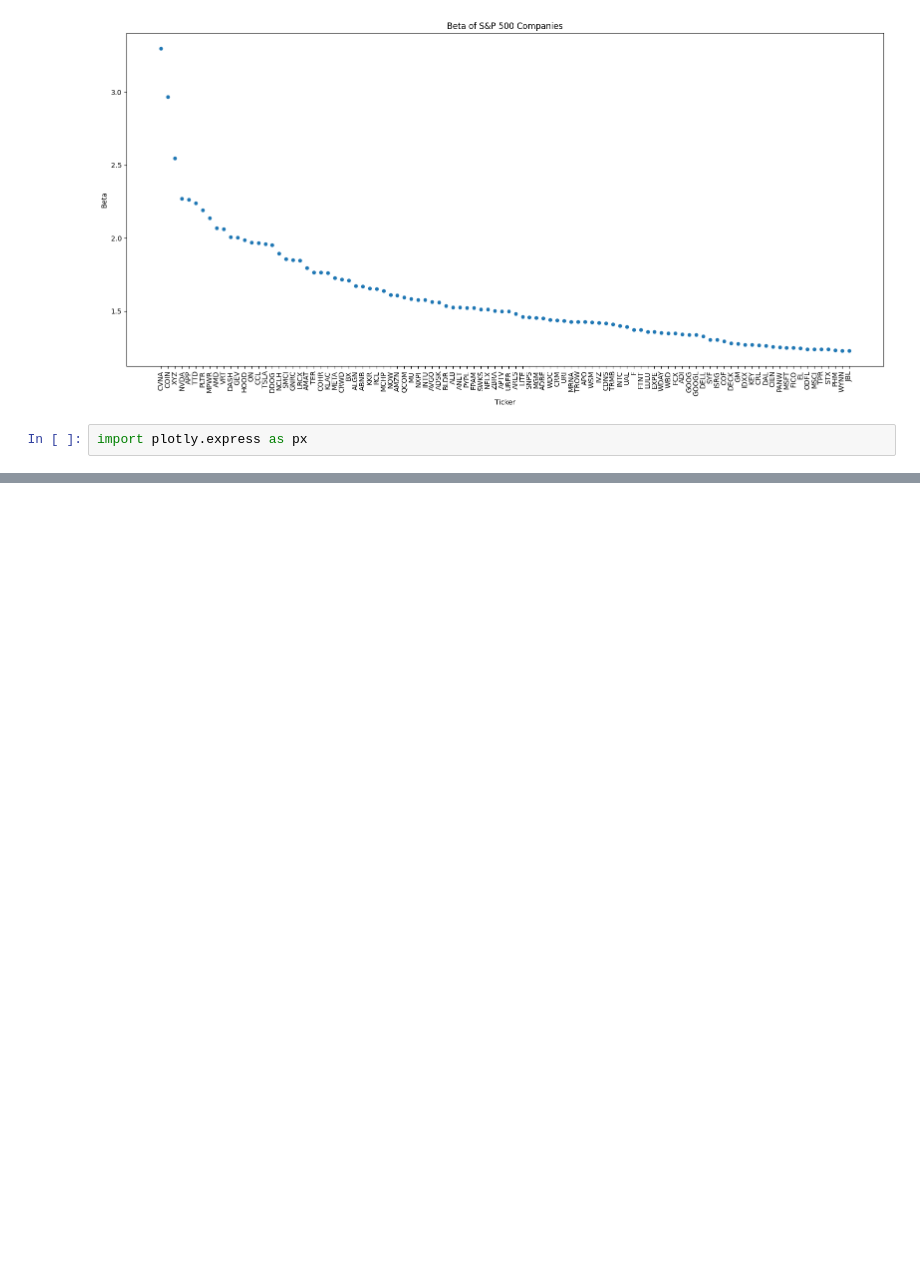
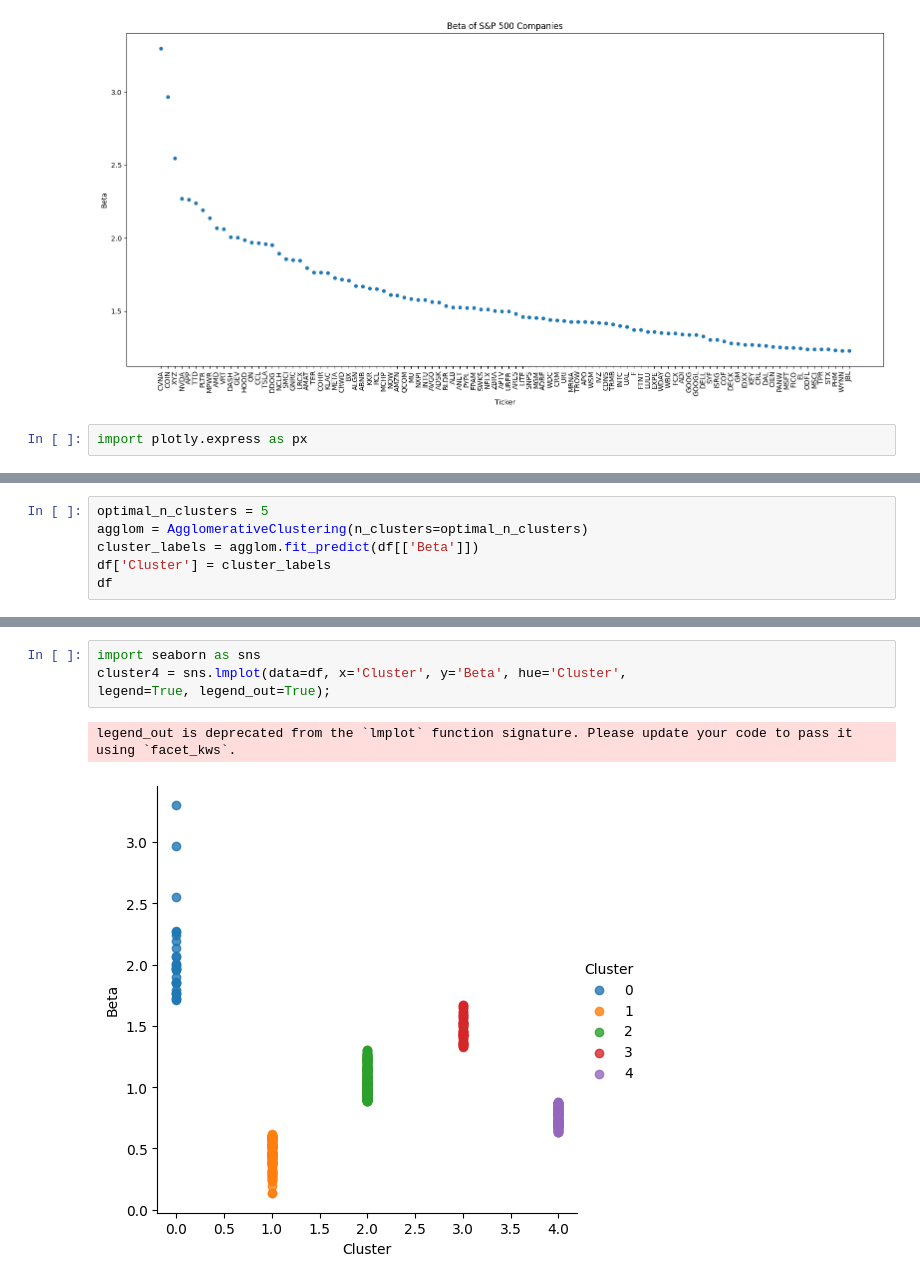
Before and after one commit to abdullaawad/Data-Warehousing-Coursework, a Jupyter notebook: DWCoursework.ipynb, the cells around one changed output, grey strips where cells are left out. Drawn from its saved outputs; the diff is of its cells as text; blank space fills up the shorter version.

```diff
--- a/DWCoursework.ipynb
+++ b/DWCoursework.ipynb
@@ -422,0 +500,6 @@ px.scatter(df_top100, df_top100['Ticker'], y=df_top100['Beta'])
+# %%
+optimal_n_clusters = 5
+agglom = AgglomerativeClustering(n_clusters=optimal_n_clusters)
+cluster_labels = agglom.fit_predict(df[['Beta']])
+df['Cluster'] = cluster_labels
+df
@@ -422,0 +520,7 @@ px.scatter(df_top100, df_top100['Ticker'], y=df_top100['Beta'])
+# %%
+import seaborn as sns
+cluster4 = sns.lmplot(data=df, x='Cluster', y='Beta', hue='Cluster',
+legend=True, legend_out=True);
+# %% [output]
+legend_out is deprecated from the `lmplot` function signature. Please update your code to pass it using `facet_kws`.
+[figure, added]
```
Also changed, not shown: parts of 17 cells of this notebook.
